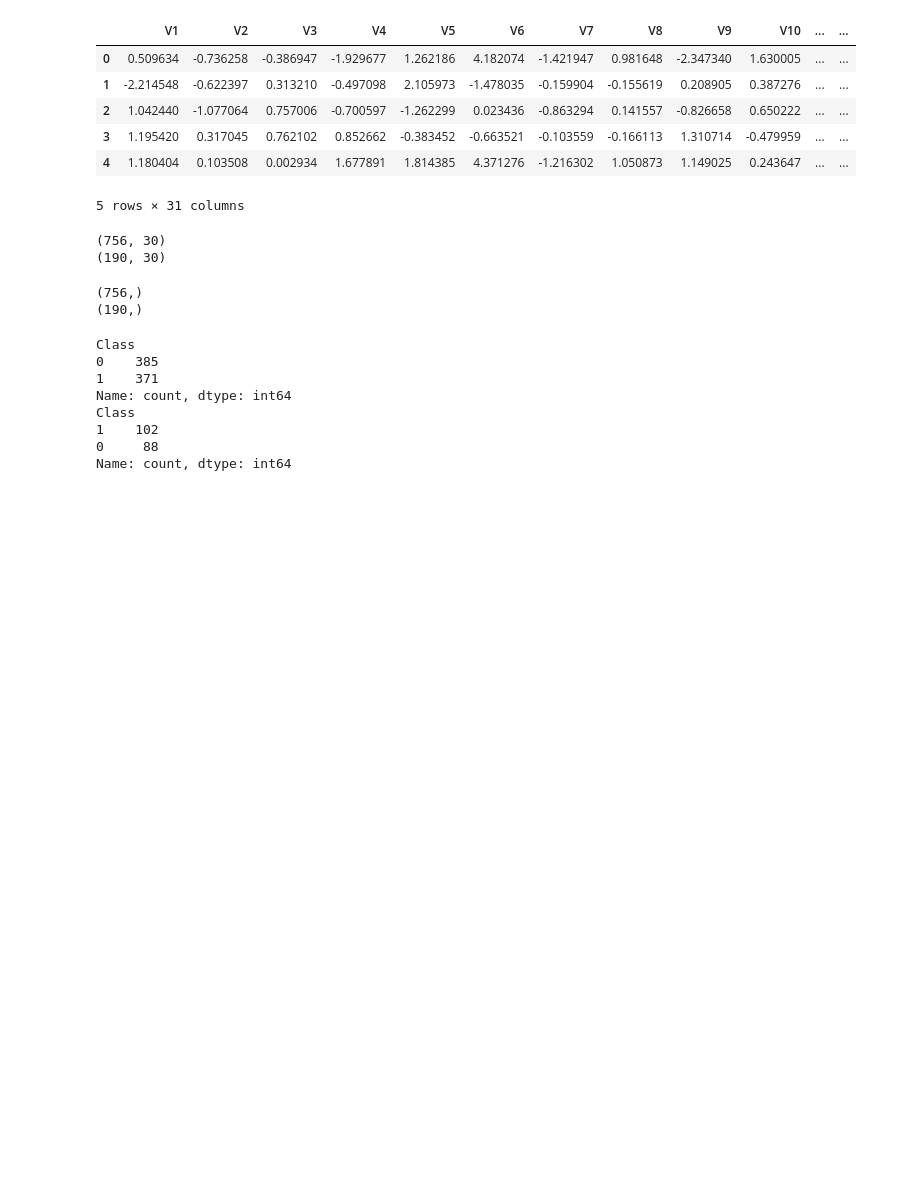
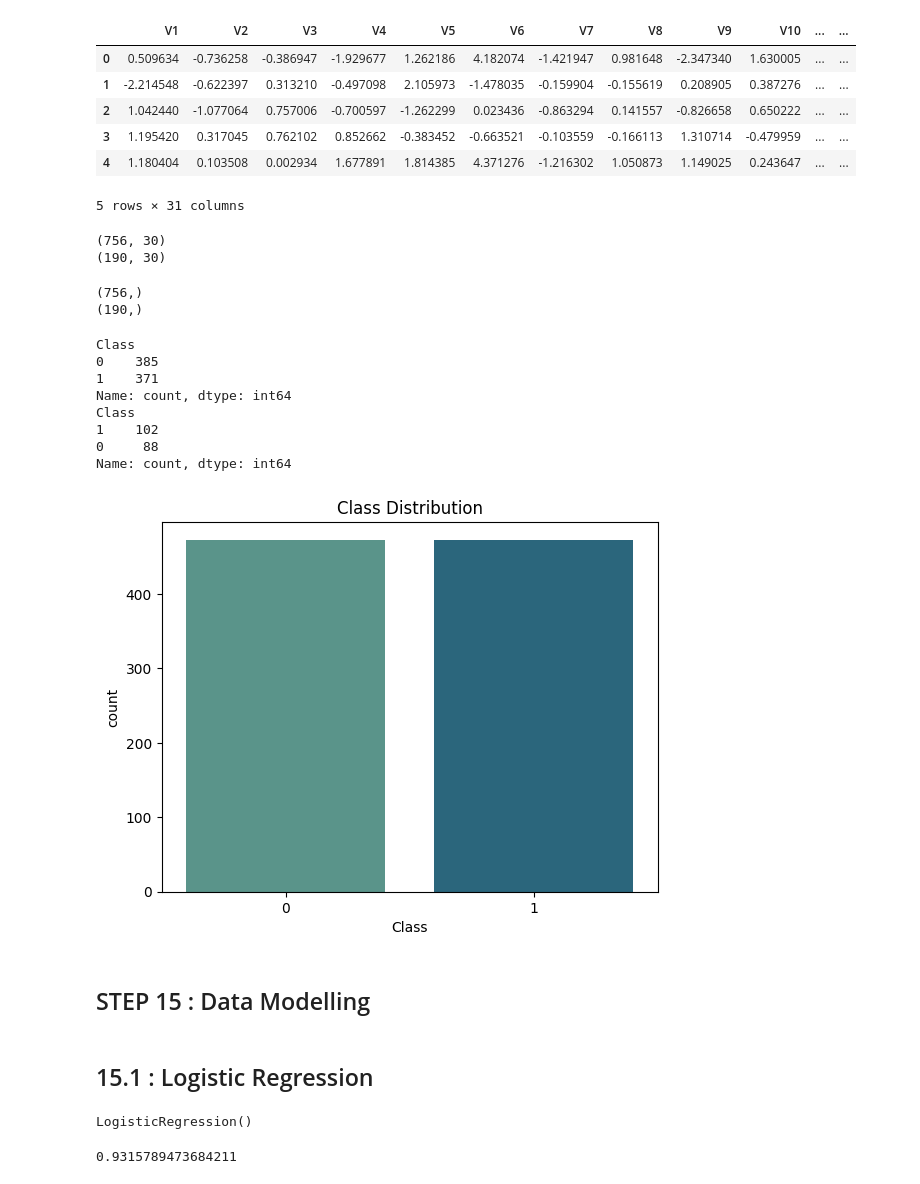
Before and after one commit to SurekhaBerlin/Credit-Card-Fraud-Prediction-using-ML, a Jupyter notebook: Credit_Card_Fraud_Prediction_using_ML_ipynb.ipynb, the cells around one changed output. Drawn from its saved outputs; the diff is of its cells as text; code cells hidden in the pictures; blank space fills up the shorter version.

```diff
--- a/Credit_Card_Fraud_Prediction_using_ML_ipynb.ipynb
+++ b/Credit_Card_Fraud_Prediction_using_ML_ipynb.ipynb
@@ -291,0 +293,15 @@ Name: count, dtype: int64
+# %%
+  sns.countplot(x='Class', data=df_new, palette='crest')
+  plt.title('Class Distribution')
+  plt.show()
+# %% [output]
+[figure, added]
+# %% [markdown]
+## STEP 15 : Data Modelling
+# %% [markdown]
+## 15.1 : Logistic Regression
+# %%
+logreg = LogisticRegression()
+logreg.fit(X_train, y_train)
+# %% [output]
+LogisticRegression()
@@ -291,0 +310,4 @@ Name: count, dtype: int64
+# %%
+accuracy_score(y_test, y_pred1)
+# %% [output]
+0.9315789473684211
```
Also changed, not shown: parts of 30 cells of this notebook.
